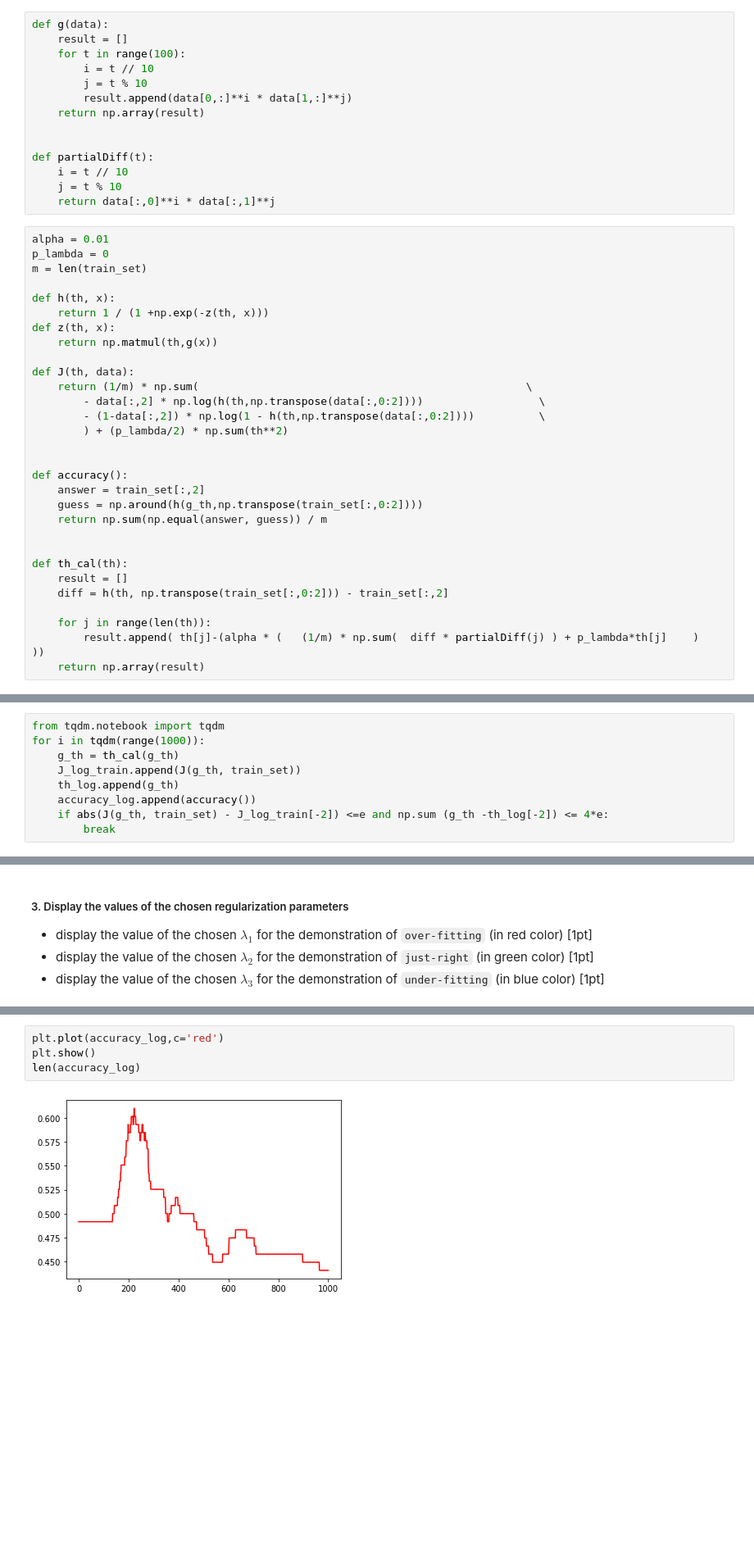
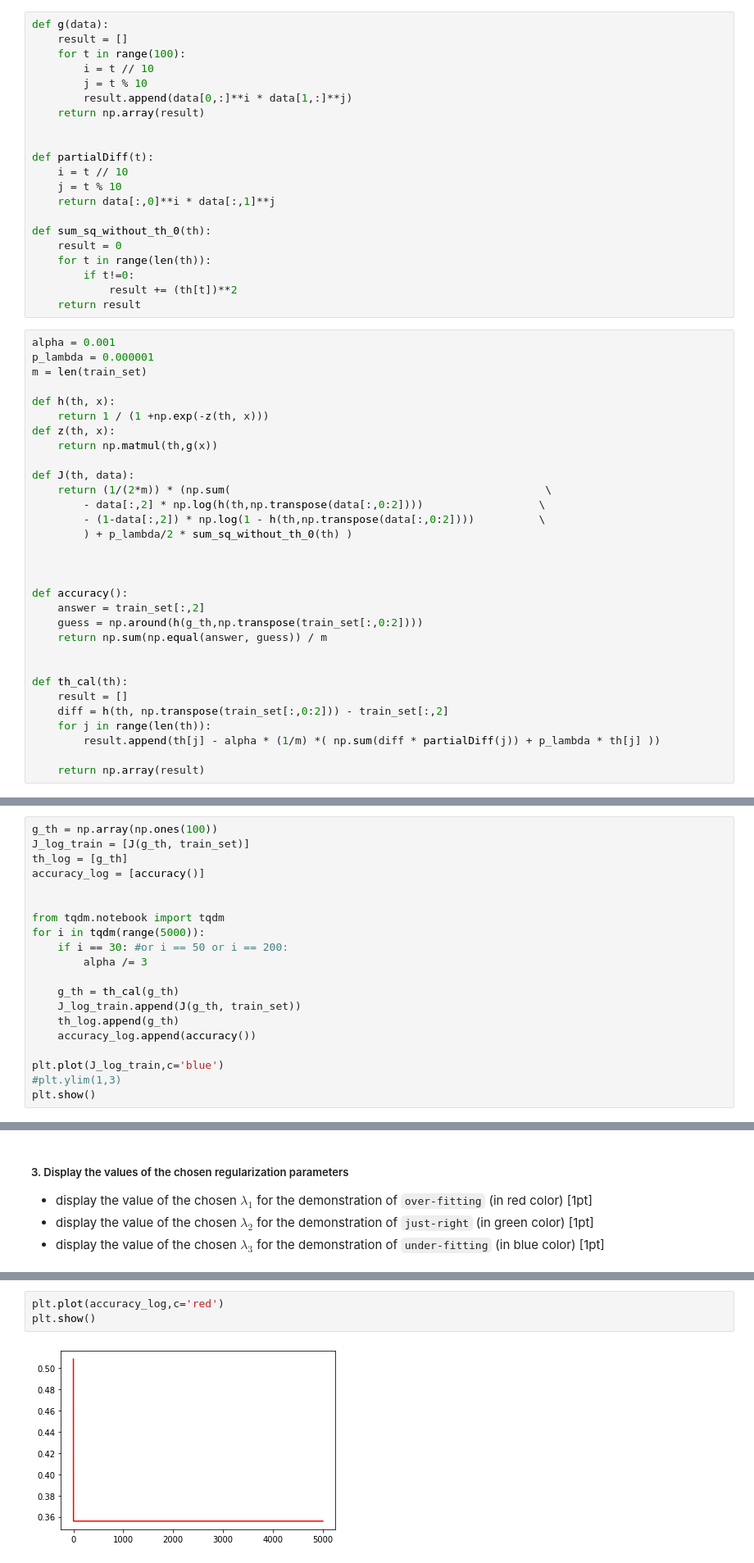
Before and after one commit to heebinYoo/assignment-02, a Jupyter notebook: assign02.ipynb, the cells around one changed output, grey strips where cells are left out. Shown at 82% size. Drawn from its saved outputs; the diff is of its cells as text; blank space fills up the shorter version.

```diff
--- a/assign02.ipynb
+++ b/assign02.ipynb
@@ -37,9 +37,16 @@ def partialDiff(t):
     i = t // 10
     j = t % 10
     return data[:,0]**i * data[:,1]**j
+
+def sum_sq_without_th_0(th):
+    result = 0
+    for t in range(len(th)):
+        if t!=0:
+            result += (th[t])**2
+    return result
 # %%
-alpha = 0.01
-p_lambda = 0
+alpha = 0.001
+p_lambda = 0.000001
 m = len(train_set)
 
 def h(th, x):
@@ -48,10 +55,11 @@ def z(th, x):
     return np.matmul(th,g(x))
 
 def J(th, data):
-    return (1/m) * np.sum(                                                   \
+    return (1/(2*m)) * (np.sum(                                                 \
         - data[:,2] * np.log(h(th,np.transpose(data[:,0:2])))                  \
         - (1-data[:,2]) * np.log(1 - h(th,np.transpose(data[:,0:2])))          \
-        ) + (p_lambda/2) * np.sum(th**2)
+        ) + p_lambda/2 * sum_sq_without_th_0(th) )
+
 
 
 def accuracy():
@@ -63,7 +71,7 @@ def accuracy():
 def th_cal(th):
     result = []
     diff = h(th, np.transpose(train_set[:,0:2])) - train_set[:,2]
+    for j in range(len(th)):
+        result.append(th[j] - alpha * (1/m) *( np.sum(diff * partialDiff(j)) + p_lambda * th[j] ))
 
-    for j in range(len(th)):
-        result.append( th[j]-(alpha * (   (1/m) * np.sum(  diff * partialDiff(j) ) + p_lambda*th[j]    )   ))
     return np.array(result)
@@ -78,9 +78,20 @@ e = 5*10 ** (-14)
 # %%
+g_th = np.array(np.ones(100))
+J_log_train = [J(g_th, train_set)]
+th_log = [g_th]
+accuracy_log = [accuracy()]
+
+
 from tqdm.notebook import tqdm
-for i in tqdm(range(1000)):
+for i in tqdm(range(5000)):
+    if i == 30: #or i == 50 or i == 200:
+        alpha /= 3
+
     g_th = th_cal(g_th)
     J_log_train.append(J(g_th, train_set))
     th_log.append(g_th)
     accuracy_log.append(accuracy())
-    if abs(J(g_th, train_set) - J_log_train[-2]) <=e and np.sum (g_th -th_log[-2]) <= 4*e:
-        break
+
+plt.plot(J_log_train,c='blue')
+#plt.ylim(1,3)
+plt.show()
@@ -127,6 +140,5 @@ plt.show()
 # %%
 plt.plot(accuracy_log,c='red')
 plt.show()
-len(accuracy_log)
 # %% [output]
-[figure, old version]
+[figure, new version]
```
Also changed, not shown: parts of 6 cells of this notebook.
